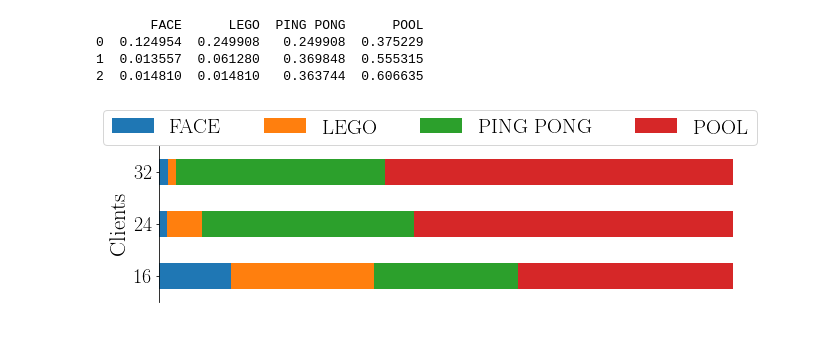
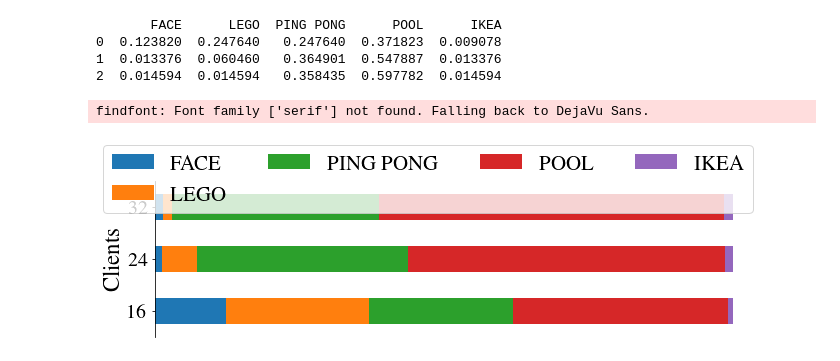
Before and after one commit to cmusatyalab/sec19-scalable-edge-native-applications, a Jupyter notebook: visualization/sec6-inst-latency-plot.ipynb, the cells around one changed output. Cells and saved outputs as stored; diff of their text form; code cells hidden in the pictures.

Commit message:
add in ikea experiment for sec5 and sec6

```diff
--- a/visualization/sec6-inst-latency-plot.ipynb
+++ b/visualization/sec6-inst-latency-plot.ipynb
@@ -82,39 +87,50 @@ plt.show()
 [interactive output not drawn]
 # %%
 # use seaborn to set matplotlib font
-labels = ['FACE', 'LEGO', 'PING PONG', 'POOL']
+
+# labels = ['FACE', 'LEGO', 'PING PONG', 'POOL']
+# res_allocation = [
+#     [341, 682, 682, 1024],
+#     [25, 113, 682, 1024],
+#     [25, 25, 614, 1024]
+# ]
+
+labels = ['FACE', 'LEGO', 'PING PONG', 'POOL', 'IKEA']
 res_allocation = [
-    [341, 682, 682, 1024],
-    [25, 113, 682, 1024],
-    [25, 25, 614, 1024]
+    [341, 682, 682, 1024, 25],
+    [25, 113, 682, 1024, 25],
+    [25, 25, 614, 1024, 25]
 ]
+
+
 df = pd.DataFrame(res_allocation, columns=labels)
 #df = df.cumsum(axis=1)
 df = df.divide(df.sum(axis=1), axis="index")
 #df['clients'] = [16, 24, 32]
 print(df)
 
 import matplotlib.font_manager as font_manager
 fig, ax = plt.subplots()
 df.plot(kind='barh', stacked=True, ax=ax, sort_columns=True,  figsize=(10, 3))
 
 ax.legend(loc='upper center', ncol=4, bbox_to_anchor=(0.45, 1.3), prop={'weight':1000, 'size': 21})
 ax.get_xaxis().set_visible(False)
 ax.set_yticklabels(['16', '24', '32'])
 ax.grid(False)
 ax.spines['top'].set_visible(False)
 ax.spines['right'].set_visible(False)
 ax.spines['bottom'].set_visible(False)
 ax.set_ylabel('Clients', fontsize=23)
 ax.tick_params(axis='y', labelsize=20)
 plt.tight_layout()
 plt.savefig('fig-sec6-latency-allocation.pdf', bbox_inches=0)
 # %% [output]
-       FACE      LEGO  PING PONG      POOL
-0  0.124954  0.249908   0.249908  0.375229
-1  0.013557  0.061280   0.369848  0.555315
-2  0.014810  0.014810   0.363744  0.606635
+       FACE      LEGO  PING PONG      POOL      IKEA
+0  0.123820  0.247640   0.247640  0.371823  0.009078
+1  0.013376  0.060460   0.364901  0.547887  0.013376
+2  0.014594  0.014594   0.358435  0.597782  0.014594
+findfont: Font family ['serif'] not found. Falling back to DejaVu Sans.
-[figure, old version]
+[figure, new version]
 # %%
 import seaborn as sns
 import matplotlib.pyplot as plt
```
Also changed, not shown: parts of 1 cell of this notebook, 28 other files.
